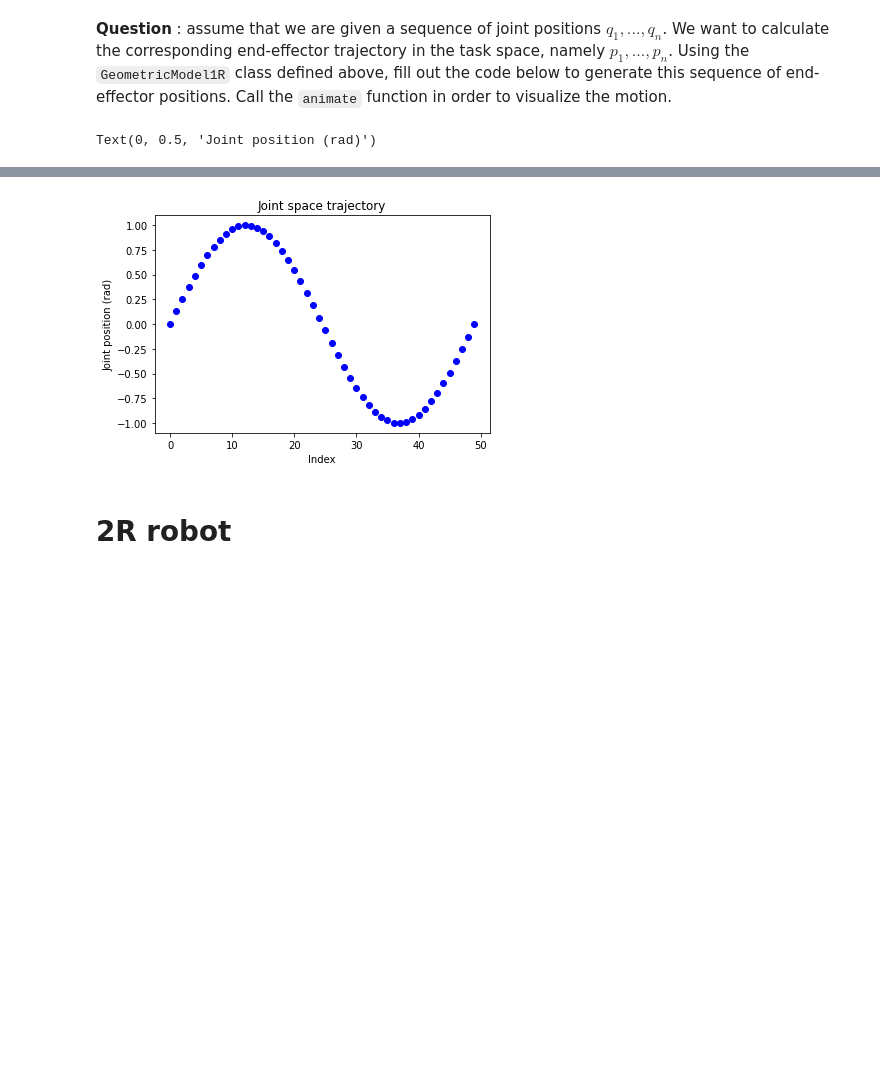
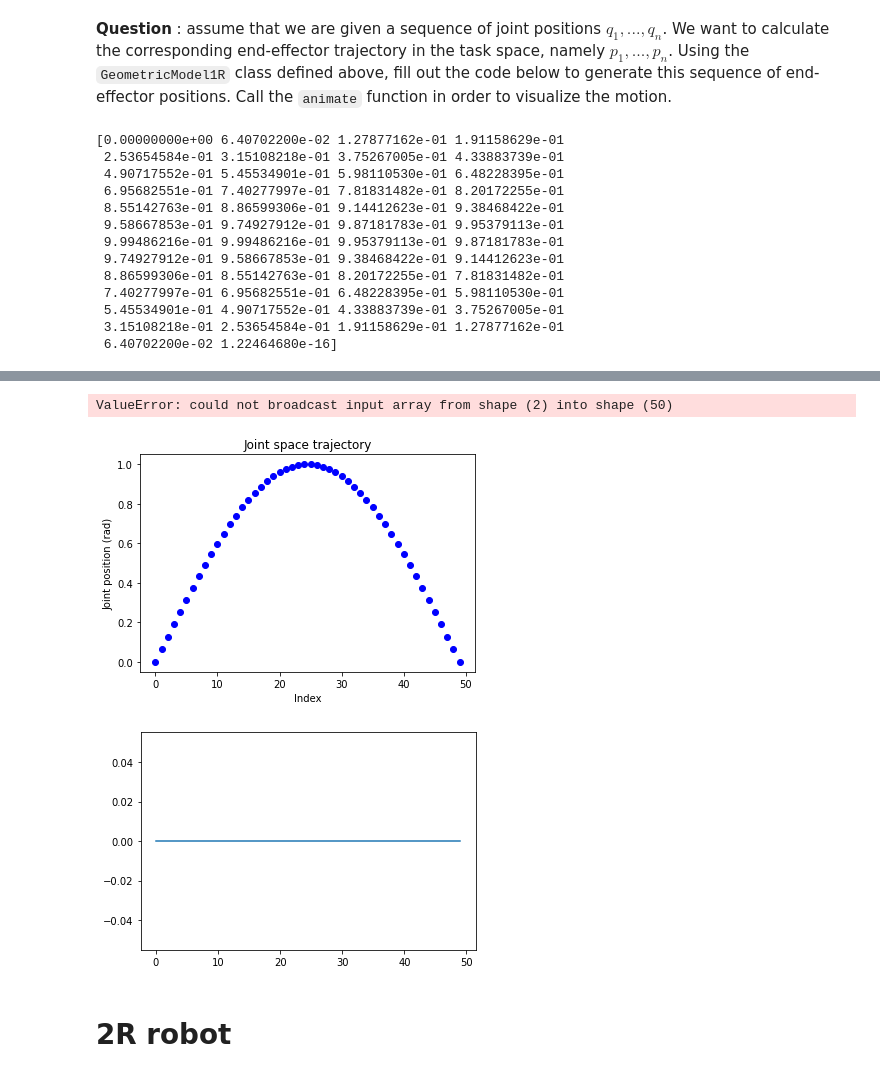
Before and after one commit to skleff1994/arise_2020, a Jupyter notebook: 2-modeling/1-geometry.ipynb, the cells around one changed output, grey strips where cells are left out. Cells and saved outputs as stored; diff of their text form; code cells hidden in the pictures; blank space fills up the shorter version.

```diff
--- a/2-modeling/1-geometry.ipynb
+++ b/2-modeling/1-geometry.ipynb
@@ -194,7 +194,8 @@ import matplotlib.pyplot as plt
 N = 50
 
 # Define the joint space trajectory
-q = np.sin(np.linspace(0,1,N)*2*np.pi)
+q = np.sin(np.linspace(0,1,N)*np.pi)
+print(q)
 
 # This plots the sequence q_1, ..., q_n
 plt.plot(q, 'bo')
@@ -202,10 +203,28 @@ plt.title("Joint space trajectory")
 plt.xlabel("Index")
 plt.ylabel("Joint position (rad)")
 
-# Create `GeometricModel1R` object + use the animate function to visualize
+
+# Instantiate `GeometricModel1R` object + use the animate function to visualize
     ###
     ### To be completed
     ###
+geom1R = GeometricModel1R(2)
+geom1R.animate(q)
+
+# matrix
+
+p = np.zeros((N,2))
+
+plt.figure()
+plt.plot(p[:,0], label='x_before')
+
+for i in range(N):
+    # use DGM here
+    p[:,i] = np.ones(2)
+
+plt.plot(p[:,0], label='x_after')
+plt.legend()
+    # to fill out some vector p
 
 # Calculate the sequence p_1, ..., p_n
     ###
@@ -217,4 +236,16 @@ plt.ylabel("Joint position (rad)")
     ### To be completed
     ###
 # %% [output]
-Text(0, 0.5, 'Joint position (rad)')
+[0.00000000e+00 6.40702200e-02 1.27877162e-01 1.91158629e-01
+ 2.53654584e-01 3.15108218e-01 3.75267005e-01 4.33883739e-01
+ 4.90717552e-01 5.45534901e-01 5.98110530e-01 6.48228395e-01
+ 6.95682551e-01 7.40277997e-01 7.81831482e-01 8.20172255e-01
+ 8.55142763e-01 8.86599306e-01 9.14412623e-01 9.38468422e-01
+ 9.58667853e-01 9.74927912e-01 9.87181783e-01 9.95379113e-01
+ 9.99486216e-01 9.99486216e-01 9.95379113e-01 9.87181783e-01
+ 9.74927912e-01 9.58667853e-01 9.38468422e-01 9.14412623e-01
+ 8.86599306e-01 8.55142763e-01 8.20172255e-01 7.81831482e-01
+ 7.40277997e-01 6.95682551e-01 6.48228395e-01 5.98110530e-01
+ 5.45534901e-01 4.90717552e-01 4.33883739e-01 3.75267005e-01
+ 3.15108218e-01 2.53654584e-01 1.91158629e-01 1.27877162e-01
+ 6.40702200e-02 1.22464680e-16]
@@ -221,4 +253,6 @@ Text(0, 0.5, 'Joint position (rad)')
+ValueError: could not broadcast input array from shape (2) into shape (50)
-[figure, old version]
+[figure, new version]
+[figure, added]
 # %% [markdown]
 # 2R robot
 # %% [markdown]
```
Also changed, not shown: parts of 1 cell of this notebook, 2 other files.
